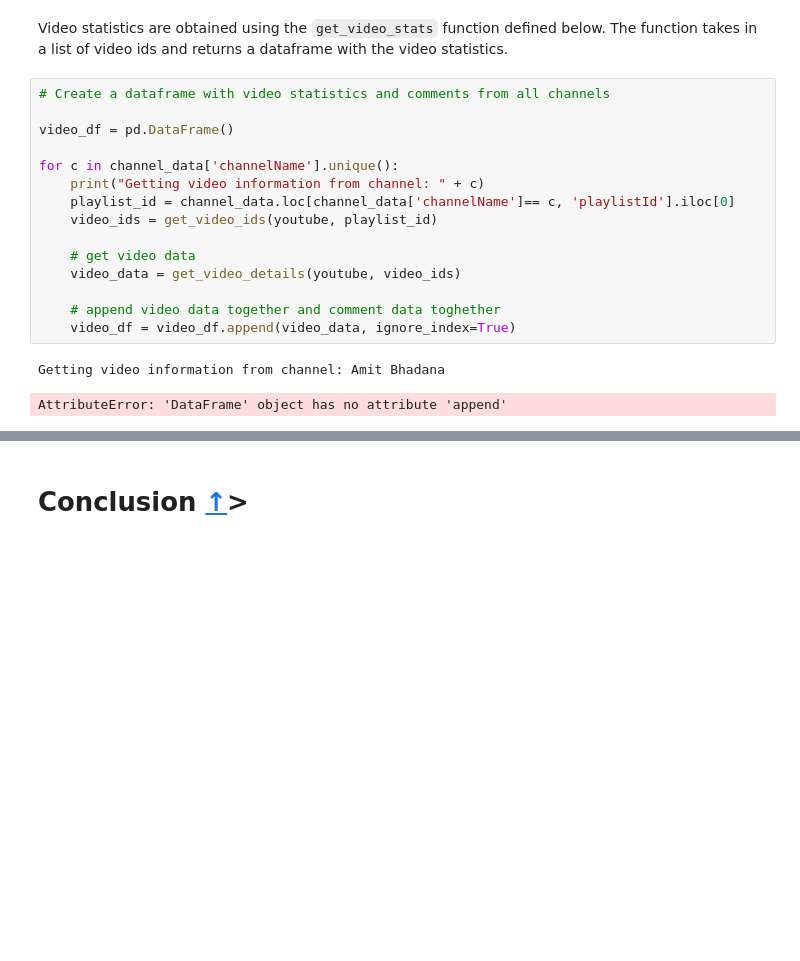
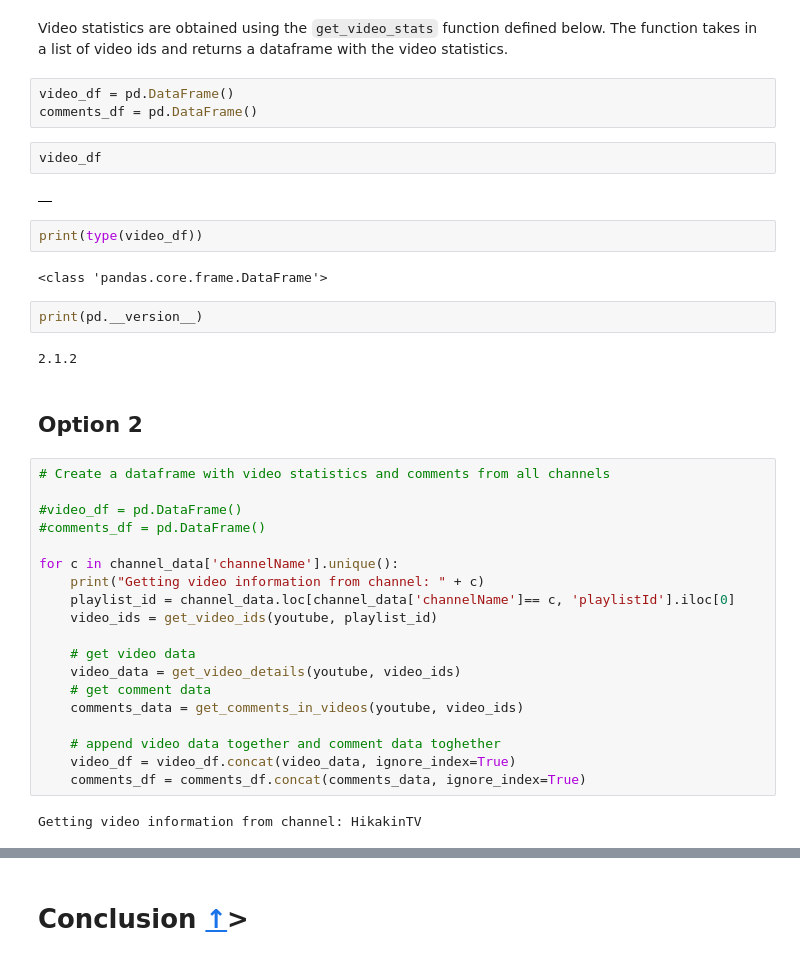
Before and after one commit to jamaleb67/jamaleb67.github.io, a Jupyter notebook: work/Project.ipynb, the cells around one changed output, grey strips where cells are left out. Cells and saved outputs as stored; diff of their text form; blank space fills up the shorter version.

```diff
--- a/work/Project.ipynb
+++ b/work/Project.ipynb
@@ -949,10 +949,28 @@ Passing `palette` without assigning `hue` is deprecated and will be removed in v
 # Get Video Statistics
 # %% [markdown]
 Video statistics are obtained using the `get_video_stats` function defined below. The function takes in a list of video ids and returns a dataframe with the video statistics.
+# %%
+video_df = pd.DataFrame()
+comments_df = pd.DataFrame()
+# %%
+video_df
+# %% [output]
+|  |
+# %%
+print(type(video_df))
+# %% [output]
+<class 'pandas.core.frame.DataFrame'>
+# %%
+print(pd.__version__)
+# %% [output]
+2.1.2
+# %% [markdown]
+## Option 2
 # %%
 # Create a dataframe with video statistics and comments from all channels
 
-video_df = pd.DataFrame()
+#video_df = pd.DataFrame()
+#comments_df = pd.DataFrame()
 
 for c in channel_data['channelName'].unique():
     print("Getting video information from channel: " + c)
@@ -961,9 +979,11 @@ for c in channel_data['channelName'].unique():
 
     # get video data
     video_data = get_video_details(youtube, video_ids)
+    # get comment data
+    comments_data = get_comments_in_videos(youtube, video_ids)
 
     # append video data together and comment data toghether
-    video_df = video_df.append(video_data, ignore_index=True)
+    video_df = video_df.concat(video_data, ignore_index=True)
+    comments_df = comments_df.concat(comments_data, ignore_index=True)
 # %% [output]
-Getting video information from channel: Amit Bhadana
+Getting video information from channel: HikakinTV
-AttributeError: 'DataFrame' object has no attribute 'append'
```
Also changed, not shown: parts of 6 cells of this notebook, 2 other files.
